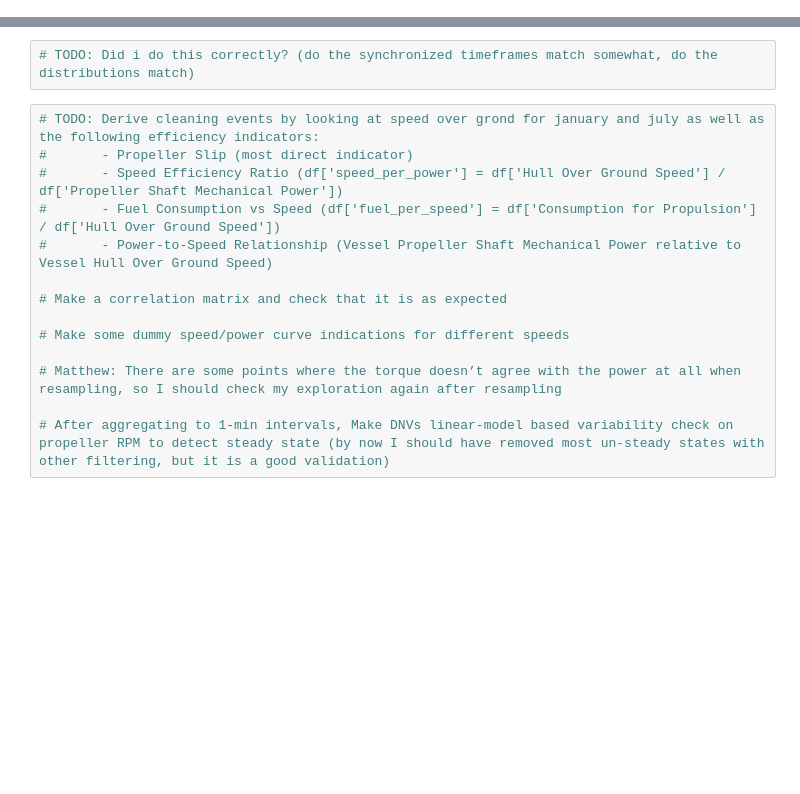
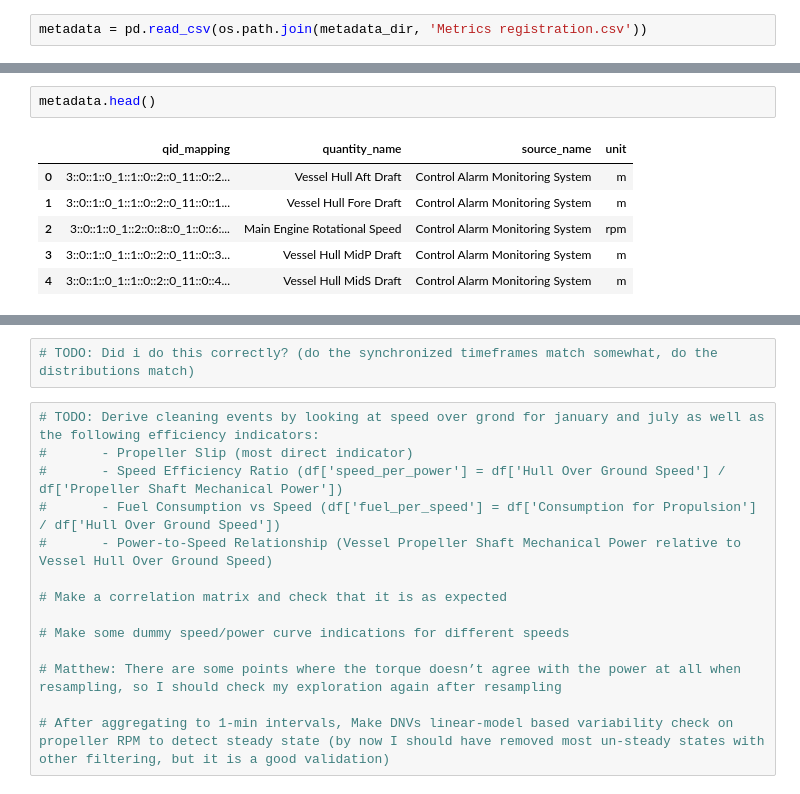
Before and after one commit to AugustBjerg/Master-s-thesis, a Jupyter notebook: code/data/cleaning-scripts/notebooks/post_agg_explore.ipynb, the cells around one changed output, grey strips where cells are left out. Drawn from its saved outputs; the diff is of its cells as text; blank space fills up the shorter version.

```diff
--- a/code/data/cleaning-scripts/notebooks/post_agg_explore.ipynb
+++ b/code/data/cleaning-scripts/notebooks/post_agg_explore.ipynb
@@ -0,0 +30,2 @@
+# %%
+metadata = pd.read_csv(os.path.join(metadata_dir, 'Metrics registration.csv'))
@@ -0,0 +61,9 @@
+# %%
+metadata.head()
+# %% [output]
+|  | qid_mapping | quantity_name | source_name | unit |
+| 0 | 3::0::1::0_1::1::0::2::0_11::0::2... | Vessel Hull Aft Draft | Control Alarm Monitoring System | m |
+| 1 | 3::0::1::0_1::1::0::2::0_11::0::1... | Vessel Hull Fore Draft | Control Alarm Monitoring System | m |
+| 2 | 3::0::1::0_1::2::0::8::0_1::0::6:... | Main Engine Rotational Speed | Control Alarm Monitoring System | rpm |
+| 3 | 3::0::1::0_1::1::0::2::0_11::0::3... | Vessel Hull MidP Draft | Control Alarm Monitoring System | m |
+| 4 | 3::0::1::0_1::1::0::2::0_11::0::4... | Vessel Hull MidS Draft | Control Alarm Monitoring System | m |
```
Also changed, not shown: parts of 20 cells of this notebook, 3 other files.
